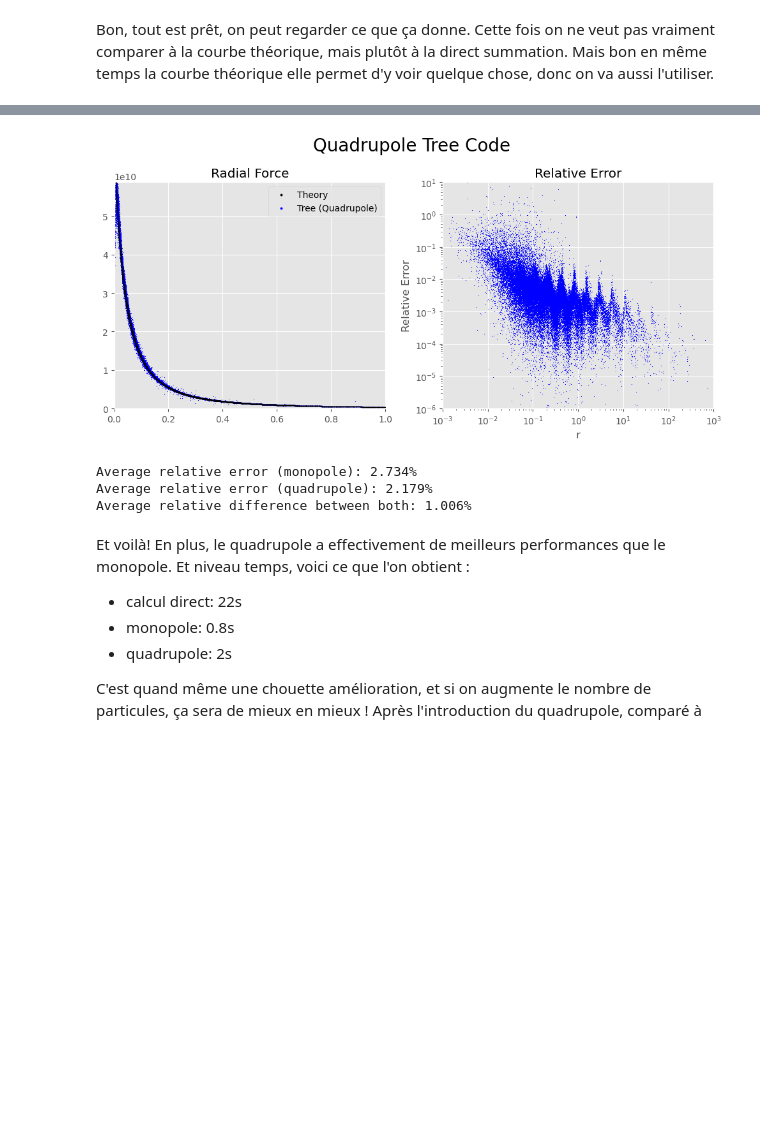
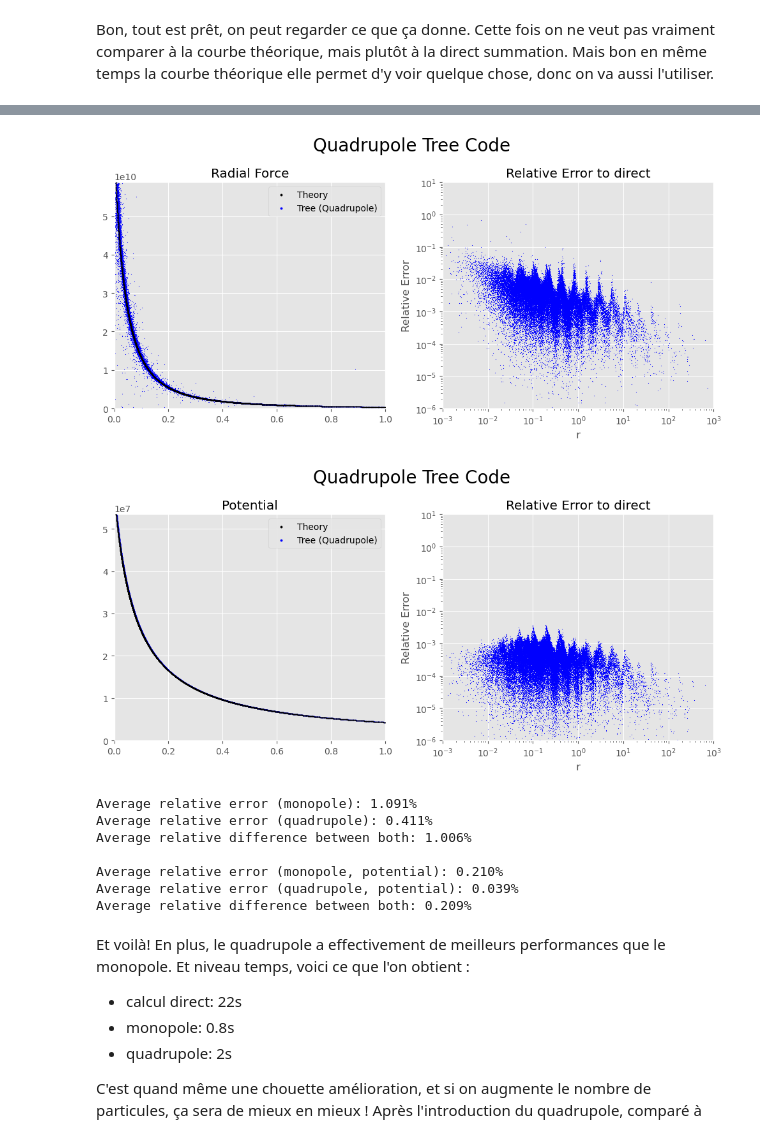
Before and after one commit to ProfesseurShadoko/compastro, a Jupyter notebook: scripts/main.ipynb, the cells around one changed output, grey strips where cells are left out. Saved outputs shown, nothing was run; the diff lists cells and outputs as text; code cells hidden in the pictures; blank space fills up the shorter version.

```diff
--- a/scripts/main.ipynb
+++ b/scripts/main.ipynb
@@ -433,6 +433,7 @@ df = pd.concat([ # df will contain everything: force from direct, tree and quadt
 ], axis = 1)
 
 df["fr_direct"] = (df["x"] * df["fx_direct"] + df["y"] * df["fy_direct"] + df["z"] * df["fz_direct"]) / df["r"]
+df["potential_direct"] = pd.read_csv("files/output/DIRECT_POTENTIAL_data.csv")[["potential"]]
 # %% [markdown]
 La question maitenant, c'est que faire de ça ? Que souhaite-t-on comparer, calculer ? Eh bien on va comparer les différentes réalisations de $F_r(r)$ à la valuer théorique de $F_r^{th}(r)$. On fait ça avec un scatter plot.
 # %%
@@ -508,6 +549,9 @@ df["fr_mono"] = (df["x"] * df["fx_mono"] + df["y"] * df["fy_mono"] + df["z"] * d
 quadru_force_data = pd.read_csv("files/output/TREE-QUAD_FORCES_data.csv")
 df["fx_quad"], df["fy_quad"], df["fz_quad"] = quadru_force_data["fx"], quadru_force_data["fy"], quadru_force_data["fz"]
 df["fr_quad"] = (df["x"] * df["fx_quad"] + df["y"] * df["fy_quad"] + df["z"] * df["fz_quad"]) / df["r"]
+
+df["potential_mono"] = pd.read_csv("files/output/TREE-MONO_POTENTIAL_data.csv")["potential"]
+df["potential_quad"] = pd.read_csv("files/output/TREE-QUAD_POTENTIAL_data.csv")["potential"]
 # %% [markdown]
 Bon, tout est prêt, on peut regarder ce que ça donne. Cette fois on ne veut pas vraiment comparer à la courbe théorique, mais plutôt à la direct summation. Mais bon en même temps la courbe théorique elle permet d'y voir quelque chose, donc on va aussi l'utiliser.
 # %%
@@ -542,40 +611,73 @@ plt.show()
 # %%
 M = df["m"].sum()
 m = df["m"].mean()
 
 plt.figure(figsize=(10, 5))
 plt.suptitle("Quadrupole Tree Code", fontsize=20)
 plt.subplot(1, 2, 1)
 plt.title("Radial Force")
 plt.scatter(df["r"], -df["fr_theory"], s=0.1, color="black", zorder=10)
 plt.scatter([], [], label=r"Theory", color="black", s=5)
 plt.scatter(df["r"], -df["fr_quad"], s=0.1, color="blue")
 plt.scatter([], [], label=r"Tree (Quadrupole)", color="blue", s=5)
 plt.xlim(0, 1)
 plt.ylim(0, -df["fr_direct"].quantile(0.01))
 plt.legend()
 
 plt.subplot(1, 2, 2)
-plt.title("Relative Error")
+plt.title("Relative Error to direct")
 plt.scatter(df["r"], np.abs(df["fr_quad"] - df["fr_direct"]) / np.abs(df["fr_direct"]), s=0.1, color="blue")
 plt.yscale("log")
 plt.xscale("log")
 plt.xlim(1e-3, 1e3)
 plt.ylim(1e-6, 10)
 plt.xlabel("r")
 plt.ylabel("Relative Error")
 plt.tight_layout()
 plt.show()
+
+plt.figure(figsize=(10, 5))
+plt.suptitle("Quadrupole Tree Code", fontsize=20)
+plt.subplot(1, 2, 1)
+plt.title("Potential")
+plt.scatter(df["r"], -df["potential_theory"], s=0.1, color="black", zorder=10)
+plt.scatter([], [], label=r"Theory", color="black", s=5)
+plt.scatter(df["r"], -df["potential_quad"], s=0.1, color="blue")
+plt.scatter([], [], label=r"Tree (Quadrupole)", color="blue", s=5)
+plt.xlim(0, 1)
+plt.ylim(0, -df["potential_direct"].quantile(0.01))
+plt.legend()
+
+plt.subplot(1, 2, 2)
+plt.title("Relative Error to direct")
+plt.scatter(df["r"], np.abs(df["potential_quad"] - df["potential_direct"]) / np.abs(df["potential_direct"]), s=0.1, color="blue")
+plt.yscale("log")
+plt.xscale("log")
+plt.xlim(1e-3, 1e3)
+plt.ylim(1e-6, 10)
+plt.xlabel("r")
+plt.ylabel("Relative Error")
+plt.tight_layout()
+plt.show()
 # %% [output]
-[figure, old version]
+[figure, new version]
+[figure, added]
 # %%
 print("Average relative error (monopole):", f'{(np.abs(df["fr_mono"] - df["fr_direct"]) / np.abs(df["fr_direct"])).mean():.3%}')
 print("Average relative error (quadrupole):", f'{(np.abs(df["fr_quad"] - df["fr_direct"]) / np.abs(df["fr_direct"])).mean():.3%}')
-print("Average relative difference between both:", f'{(np.abs(df["fr_quad"] - df["fr_mono"]) / np.abs(df["fr_direct"])).mean():.3%}')
+print("Average relative difference between both:", f'{(np.abs(df["fr_quad"] - df["fr_mono"]) / np.abs(df["fr_direct"])).mean():.3%}\n')
+
+print("Average relative error (monopole, potential):", f'{(np.abs(df["potential_mono"] - df["potential_direct"]) / np.abs(df["potential_direct"])).mean():.3%}')
+print("Average relative error (quadrupole, potential):", f'{(np.abs(df["potential_quad"] - df["potential_direct"]) / np.abs(df["potential_direct"])).mean():.3%}')
+print("Average relative difference between both:", f'{(np.abs(df["potential_quad"] - df["potential_mono"]) / np.abs(df["potential_direct"])).mean():.3%}')
 # %% [output]
-Average relative error (monopole): 2.734%
-Average relative error (quadrupole): 2.179%
+Average relative error (monopole): 1.091%
+Average relative error (quadrupole): 0.411%
 Average relative difference between both: 1.006%
+
+Average relative error (monopole, potential): 0.210%
+Average relative error (quadrupole, potential): 0.039%
+Average relative difference between both: 0.209%
 # %% [markdown]
 Et voilà! En plus, le quadrupole a effectivement de meilleurs performances que le monopole. Et niveau temps, voici ce que l'on obtient :
 - calcul direct: 22s
```
Also changed, not shown: parts of 5 cells of this notebook, 1 other file.
